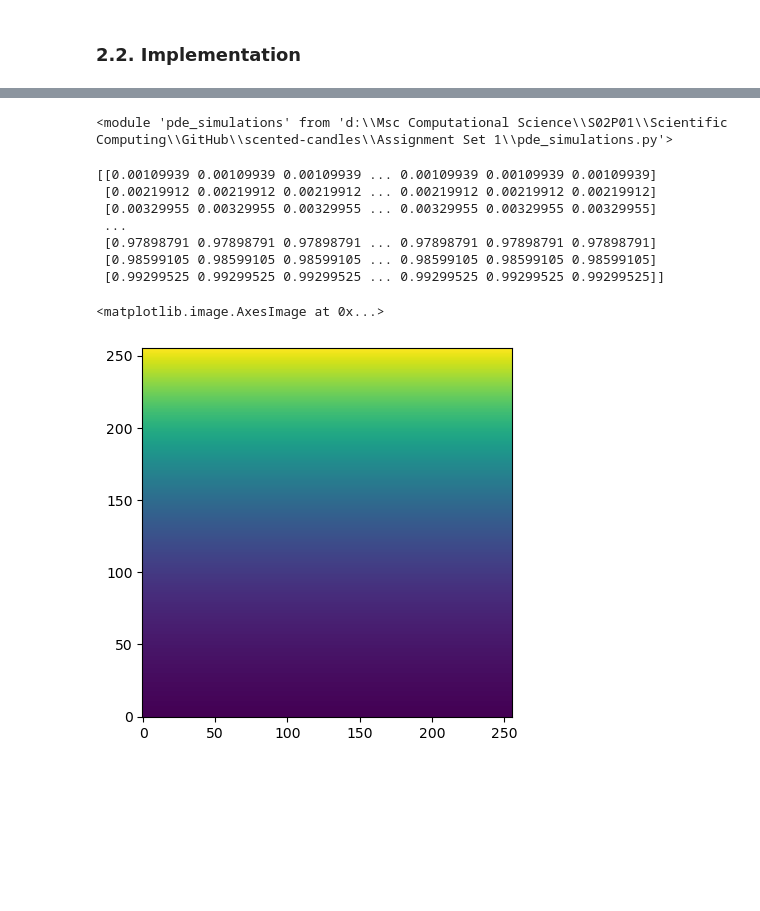
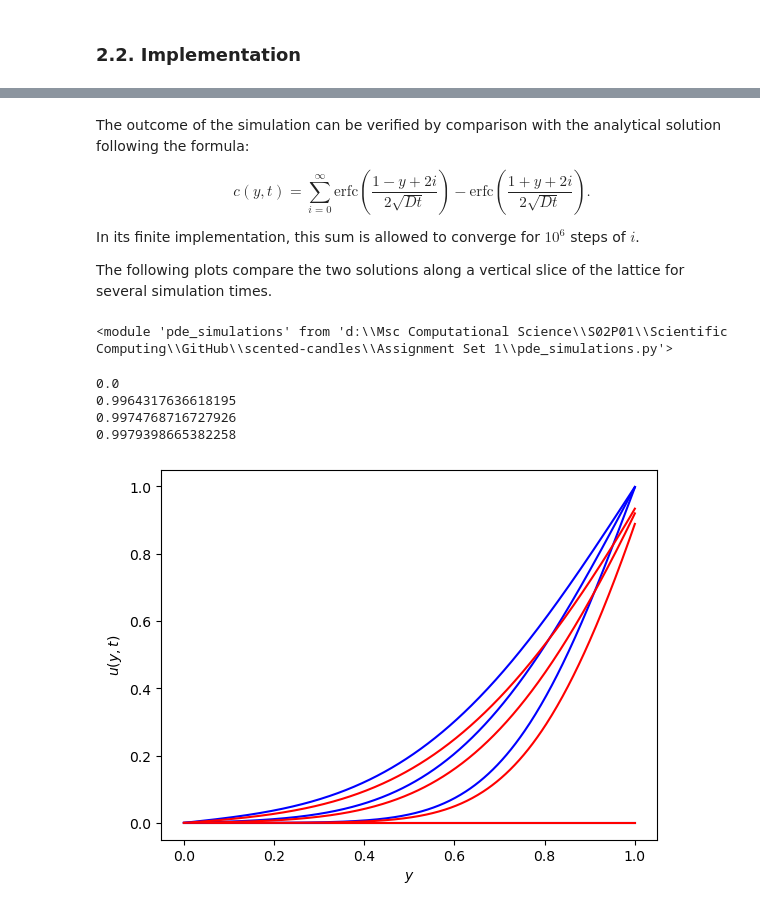
Before and after one commit to mboyan/scented-candles, a Jupyter notebook: Assignment Set 1/AssignmentSet1.ipynb, the cells around one changed output, grey strips where cells are left out. Drawn from its saved outputs; the diff is of its cells as text; code cells hidden in the pictures; blank space fills up the shorter version.

```diff
--- a/Assignment Set 1/AssignmentSet1.ipynb
+++ b/Assignment Set 1/AssignmentSet1.ipynb
@@ -236,26 +254,47 @@ vt.plot_cylinder_topo(9)
+# %% [markdown]
+The outcome of the simulation can be verified by comparison with the analytical solution following the formula:
+
+$$
+c(y,t)=\sum_{i=0}^{\infty}\mathrm{erfc}\left(\frac{1-y+2i}{2\sqrt{Dt}}\right)-\mathrm{erfc}\left(\frac{1+y+2i}{2\sqrt{Dt}}\right).
+$$
+
+In its finite implementation, this sum is allowed to converge for $10^6$ steps of $i$.
+
+The following plots compare the two solutions along a vertical slice of the lattice for several simulation times.
 # %%
 reload(pde)
 # %% [output]
 <module 'pde_simulations' from 'd:\\Msc Computational Science\\S02P01\\Scientific Computing\\GitHub\\scented-candles\\Assignment Set 1\\pde_simulations.py'>
-# %%
-# Simulation parameters
-t_max = 0.1
-N = 256
-
-# Initial condition
-u_init = np.zeros((N, N))
-
-u_evolutions = pde.diffusion_system(u_init, t_max, dt=0.000001)
-# %%
-u_plot = u_evolutions[-1]
-plt.imshow(u_plot, origin='lower')
-# %% [output]
-[[0.00109939 0.00109939 0.00109939 ... 0.00109939 0.00109939 0.00109939]
- [0.00219912 0.00219912 0.00219912 ... 0.00219912 0.00219912 0.00219912]
- [0.00329955 0.00329955 0.00329955 ... 0.00329955 0.00329955 0.00329955]
- ...
- [0.97898791 0.97898791 0.97898791 ... 0.97898791 0.97898791 0.97898791]
- [0.98599105 0.98599105 0.98599105 ... 0.98599105 0.98599105 0.98599105]
- [0.99299525 0.99299525 0.99299525 ... 0.99299525 0.99299525 0.99299525]]
-<matplotlib.image.AxesImage at 0x...>
-[figure, removed]
+# %%
+# Select subset of frames
+i_select = np.arange(0, times.shape[0], 25)
+
+u_evol_select = u_evolutions[i_select]
+times_select = times[i_select]
+
+analytical_solution = np.empty_like(u_evolutions)
+error = np.empty_like(u_evolutions)
+
+y_range = np.linspace(0, 1, N)
+
+fig, ax = plt.subplots()
+
+for i, t in enumerate(times_select):
+    analytical_solution[i], error[i] = pde.verify_analytical(u_evol_select[i], t)
+
+    print(analytical_solution[i].max())
+
+    ax.plot(y_range, analytical_solution[i, 0, :], label=f'analytical, $t={t}$', c='blue')
+    ax.plot(y_range, u_evol_select[i, :, 0], label=f'numerical, $t={t}$', c='red')
+
+ax.set_xlabel('$y$')
+ax.set_ylabel('$u(y,t)$')
+# ax.legend(ncol=3)
+
+plt.show()
+# %% [output]
+0.0
+0.9964317636618195
+0.9974768716727926
+0.9979398665382258
+[figure, added]
```
Also changed, not shown: parts of 6 cells of this notebook, 3 other files.
